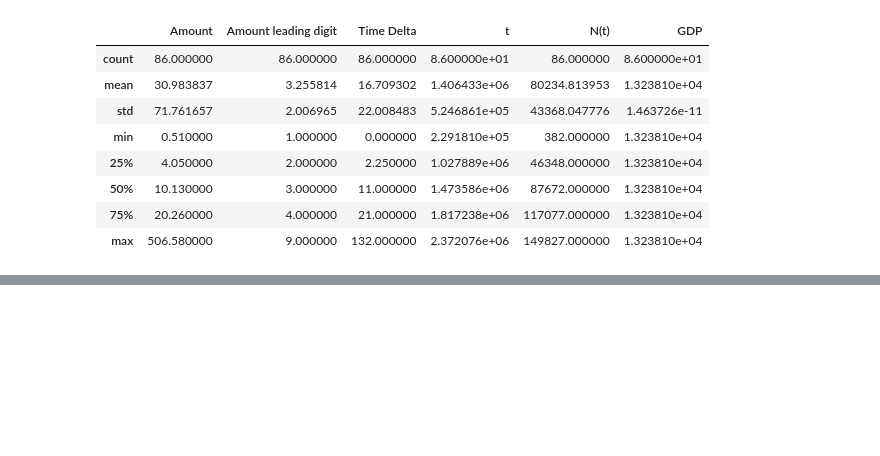
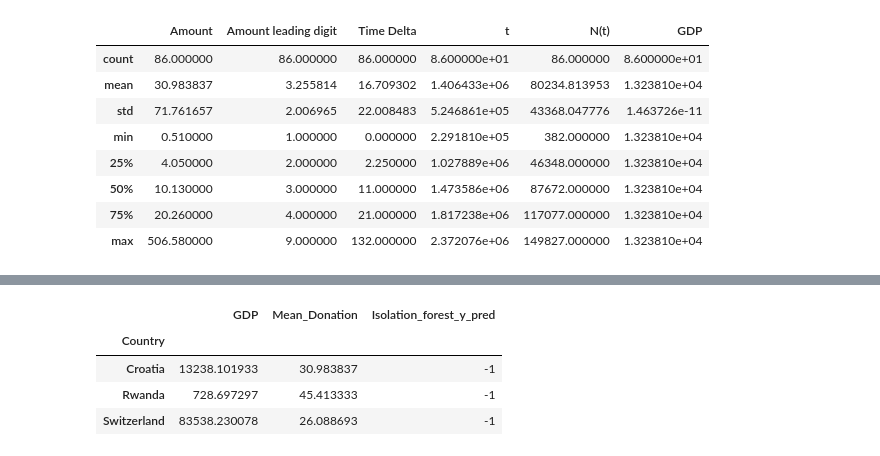
Before and after one commit to camilomesa/Fraud-and-fake-data, a Jupyter notebook: Fraud and fake data.ipynb, the cells around one changed output, grey strips where cells are left out. Cells and saved outputs as stored; diff of their text form; code cells hidden in the pictures; blank space fills up the shorter version.

```diff
--- a/Fraud and fake data.ipynb
+++ b/Fraud and fake data.ipynb
@@ -264,0 +288,8 @@ df_gdp[df_gdp['Country'] == 'Croatia'].describe()
+# %%
+mean_donations_and_gdp[mean_donations_and_gdp['Isolation_forest_y_pred'] == -1]
+# %% [output]
+|  | GDP | Mean_Donation | Isolation_forest_y_pred |
+| Country |  |  |  |
+| Croatia | 13238.101933 | 30.983837 | -1 |
+| Rwanda | 728.697297 | 45.413333 | -1 |
+| Switzerland | 83538.230078 | 26.088693 | -1 |
```
Also changed, not shown: parts of 2 cells of this notebook.
